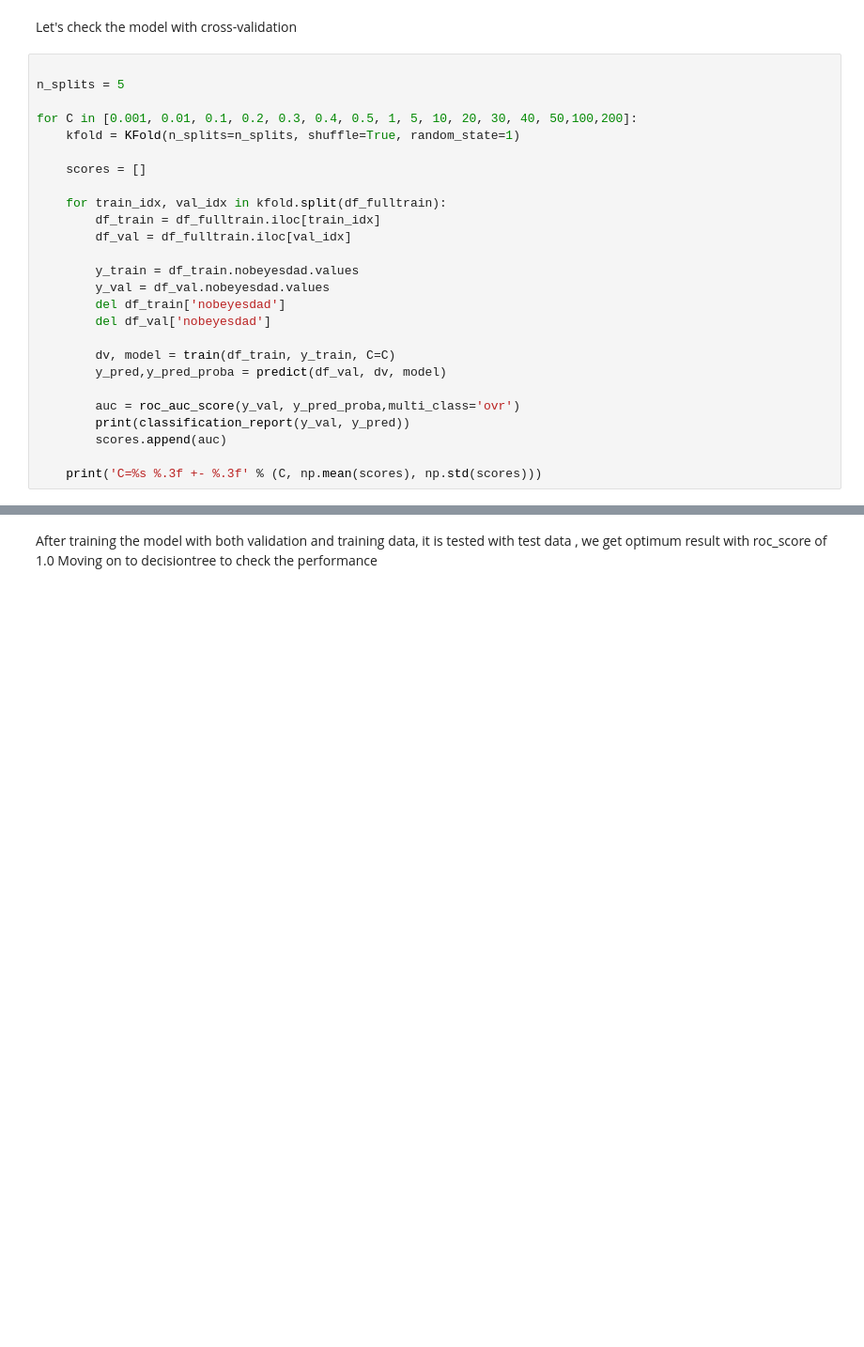
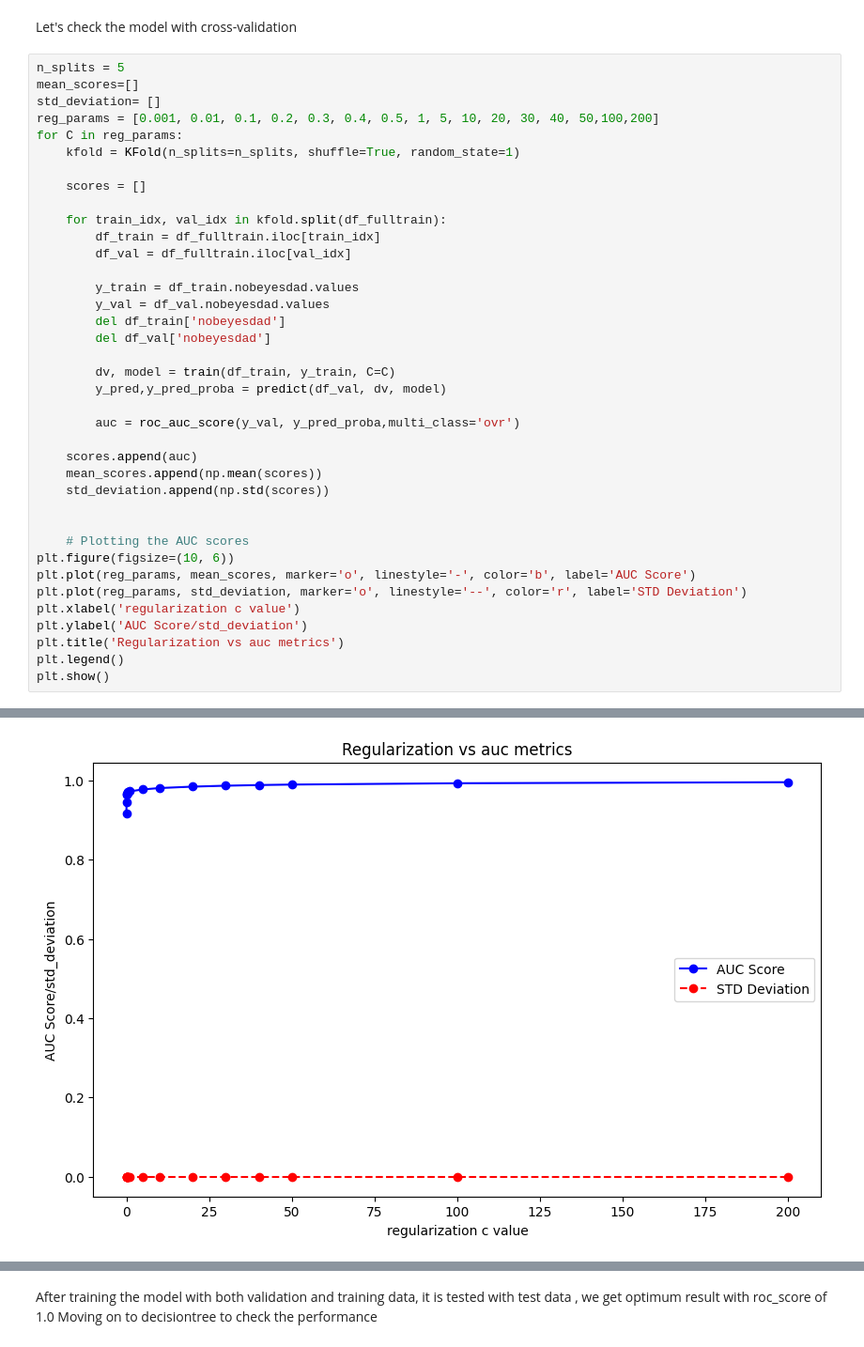
Before and after one commit to RevathyRamalingam/obesity-class-prediction, a Jupyter notebook: notebook.ipynb, the cells around one changed output, grey strips where cells are left out. Shown: that part at 94% size. Drawn from its saved outputs; the diff is of its cells as text; blank space fills up the shorter version.

```diff
--- a/notebook.ipynb
+++ b/notebook.ipynb
@@ -253,10 +256,11 @@ Classification Report:
 # %% [markdown]
 Let's check the model with cross-validation
 # %%
-
 n_splits = 5
-
-for C in [0.001, 0.01, 0.1, 0.2, 0.3, 0.4, 0.5, 1, 5, 10, 20, 30, 40, 50,100,200]:
+mean_scores=[]
+std_deviation= []
+reg_params = [0.001, 0.01, 0.1, 0.2, 0.3, 0.4, 0.5, 1, 5, 10, 20, 30, 40, 50,100,200]
+for C in reg_params:
     kfold = KFold(n_splits=n_splits, shuffle=True, random_state=1)
 
     scores = []
@@ -274,8 +278,19 @@ for C in [0.001, 0.01, 0.1, 0.2, 0.3, 0.4, 0.5, 1, 5, 10, 20, 30, 40, 50,100,200
         y_pred,y_pred_proba = predict(df_val, dv, model)
 
         auc = roc_auc_score(y_val, y_pred_proba,multi_class='ovr')
-        print(classification_report(y_val, y_pred))
-        scores.append(auc)
 
-    print('C=%s %.3f +- %.3f' % (C, np.mean(scores), np.std(scores)))
+    scores.append(auc)
+    mean_scores.append(np.mean(scores))
+    std_deviation.append(np.std(scores))
+
+
+    # Plotting the AUC scores
+plt.figure(figsize=(10, 6))
+plt.plot(reg_params, mean_scores, marker='o', linestyle='-', color='b', label='AUC Score')
+plt.plot(reg_params, std_deviation, marker='o', linestyle='--', color='r', label='STD Deviation')
+plt.xlabel('regularization c value')
+plt.ylabel('AUC Score/std_deviation')
+plt.title('Regularization vs auc metrics')
+plt.legend()
+plt.show()
 # %% [output]
@@ -483 +297,2 @@ overweight_level_ii       0.00      0.00      0.00        43
+[figure, added]
 # %% [markdown]
```
Also changed, not shown: parts of 5 cells of this notebook, 1 other file.
